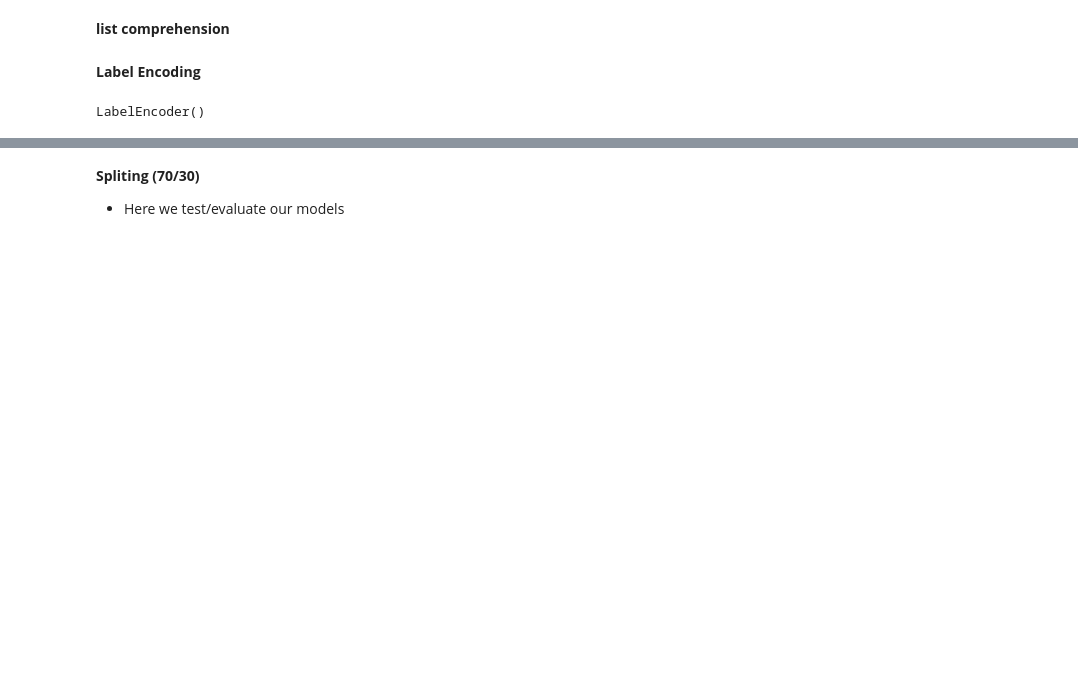
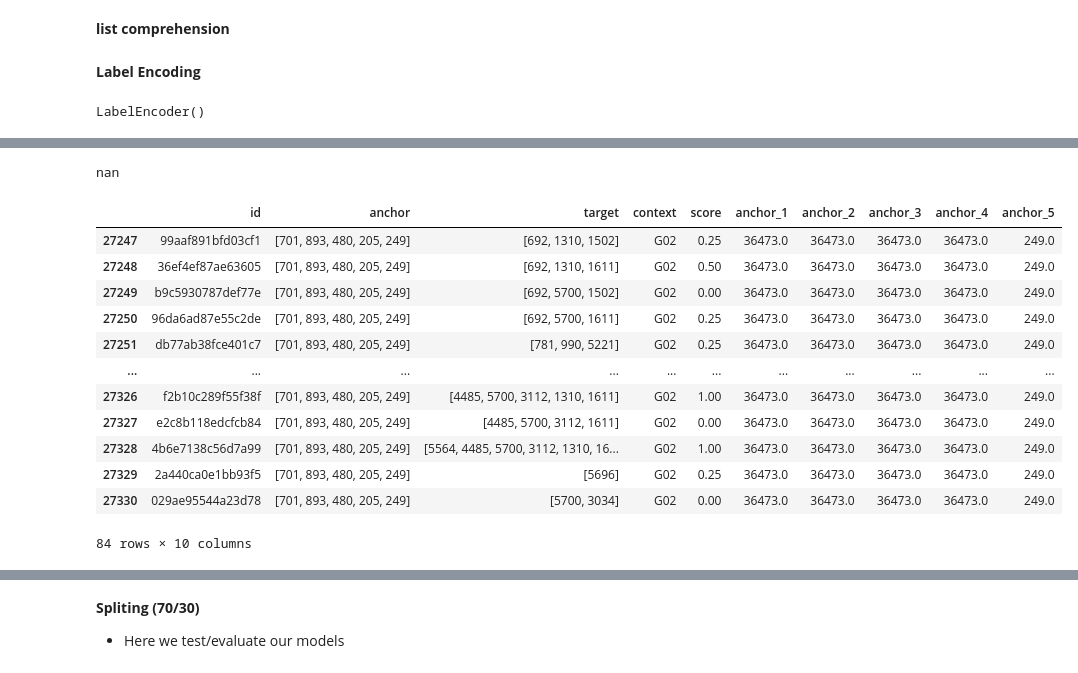
Before and after one commit to MichaelWoo-git/Phrase_Matching_Recog, a Jupyter notebook: Phrase_Match_Similarity.ipynb, the cells around one changed output, grey strips where cells are left out. Drawn from its saved outputs; the diff is of its cells as text; code cells hidden in the pictures; blank space fills up the shorter version.

```diff
--- a/Phrase_Match_Similarity.ipynb
+++ b/Phrase_Match_Similarity.ipynb
@@ -236,0 +374,22 @@ df_1.head()
+# %%
+np.nan
+# %% [output]
+nan
+# %%
+df_1.fillna(36473,inplace=True)
+# %%
+df_1[df_1['anchor_5']!=36473.0]
+# %% [output]
+|  | id | anchor | target | context | score | anchor_1 | anchor_2 | anchor_3 | anchor_4 | anchor_5 |
+| 27247 | 99aaf891bfd03cf1 | [701, 893, 480, 205, 249] | [692, 1310, 1502] | G02 | 0.25 | 36473.0 | 36473.0 | 36473.0 | 36473.0 | 249.0 |
+| 27248 | 36ef4ef87ae63605 | [701, 893, 480, 205, 249] | [692, 1310, 1611] | G02 | 0.50 | 36473.0 | 36473.0 | 36473.0 | 36473.0 | 249.0 |
+| 27249 | b9c5930787def77e | [701, 893, 480, 205, 249] | [692, 5700, 1502] | G02 | 0.00 | 36473.0 | 36473.0 | 36473.0 | 36473.0 | 249.0 |
+| 27250 | 96da6ad87e55c2de | [701, 893, 480, 205, 249] | [692, 5700, 1611] | G02 | 0.25 | 36473.0 | 36473.0 | 36473.0 | 36473.0 | 249.0 |
+| 27251 | db77ab38fce401c7 | [701, 893, 480, 205, 249] | [781, 990, 5221] | G02 | 0.25 | 36473.0 | 36473.0 | 36473.0 | 36473.0 | 249.0 |
+| ... | ... | ... | ... | ... | ... | ... | ... | ... | ... | ... |
+| 27326 | f2b10c289f55f38f | [701, 893, 480, 205, 249] | [4485, 5700, 3112, 1310, 1611] | G02 | 1.00 | 36473.0 | 36473.0 | 36473.0 | 36473.0 | 249.0 |
+| 27327 | e2c8b118edcfcb84 | [701, 893, 480, 205, 249] | [4485, 5700, 3112, 1611] | G02 | 0.00 | 36473.0 | 36473.0 | 36473.0 | 36473.0 | 249.0 |
+| 27328 | 4b6e7138c56d7a99 | [701, 893, 480, 205, 249] | [5564, 4485, 5700, 3112, 1310, 16... | G02 | 1.00 | 36473.0 | 36473.0 | 36473.0 | 36473.0 | 249.0 |
+| 27329 | 2a440ca0e1bb93f5 | [701, 893, 480, 205, 249] | [5696] | G02 | 0.25 | 36473.0 | 36473.0 | 36473.0 | 36473.0 | 249.0 |
+| 27330 | 029ae95544a23d78 | [701, 893, 480, 205, 249] | [5700, 3034] | G02 | 0.00 | 36473.0 | 36473.0 | 36473.0 | 36473.0 | 249.0 |
+84 rows × 10 columns
```
Also changed, not shown: parts of 37 cells of this notebook, 1 other file.
